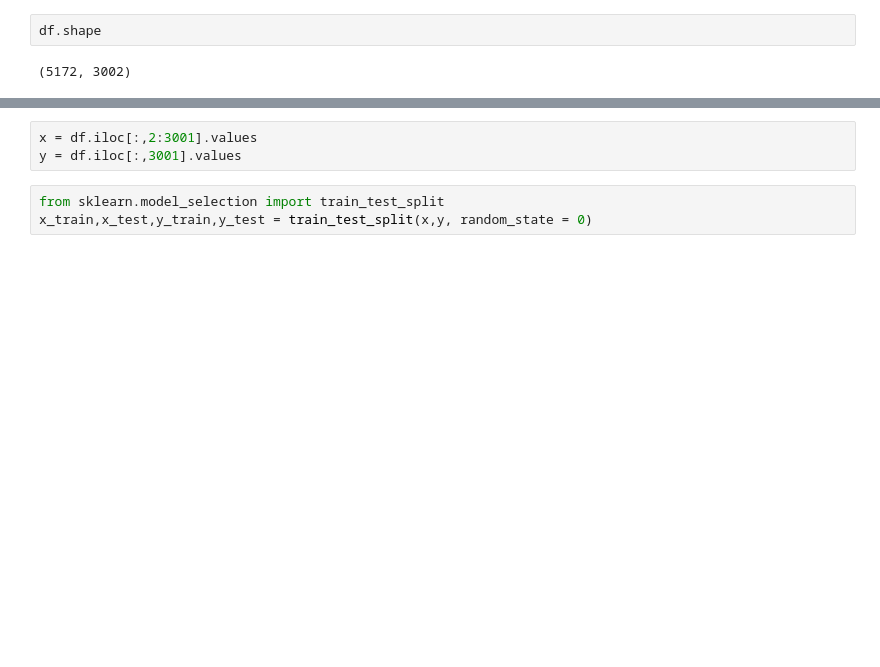
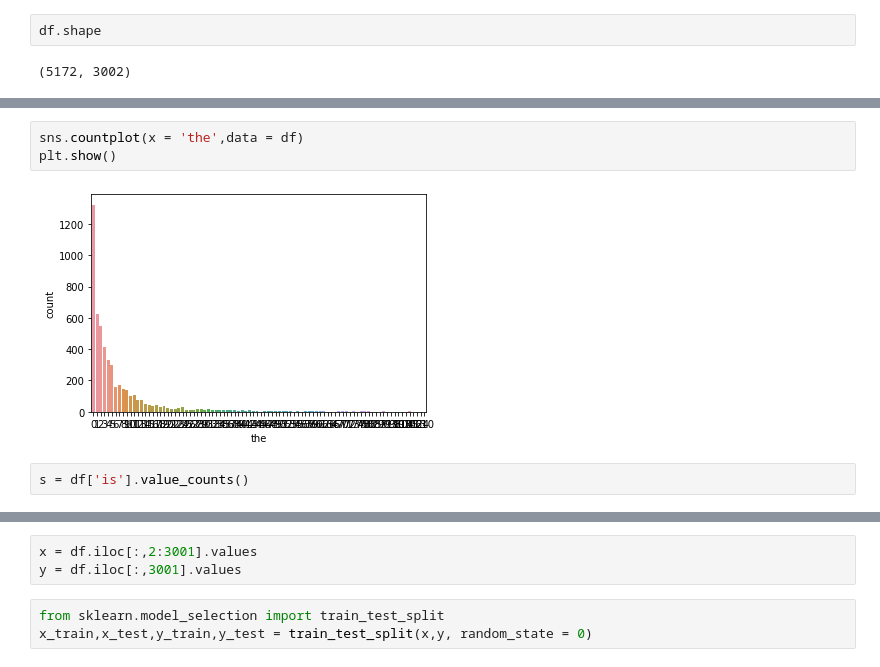
Before and after one commit to ak424/smartknower, a Jupyter notebook: Spam_predict.ipynb, the cells around one changed output, grey strips where cells are left out. Saved outputs shown, nothing was run; the diff lists cells and outputs as text; blank space fills up the shorter version.

```diff
--- a/Spam_predict.ipynb
+++ b/Spam_predict.ipynb
@@ -29,0 +50,7 @@ df.shape
+# %%
+sns.countplot(x = 'the',data = df)
+plt.show()
+# %% [output]
+[figure, added]
+# %%
+s = df['is'].value_counts()
```
Also changed, not shown: parts of 6 cells of this notebook.
